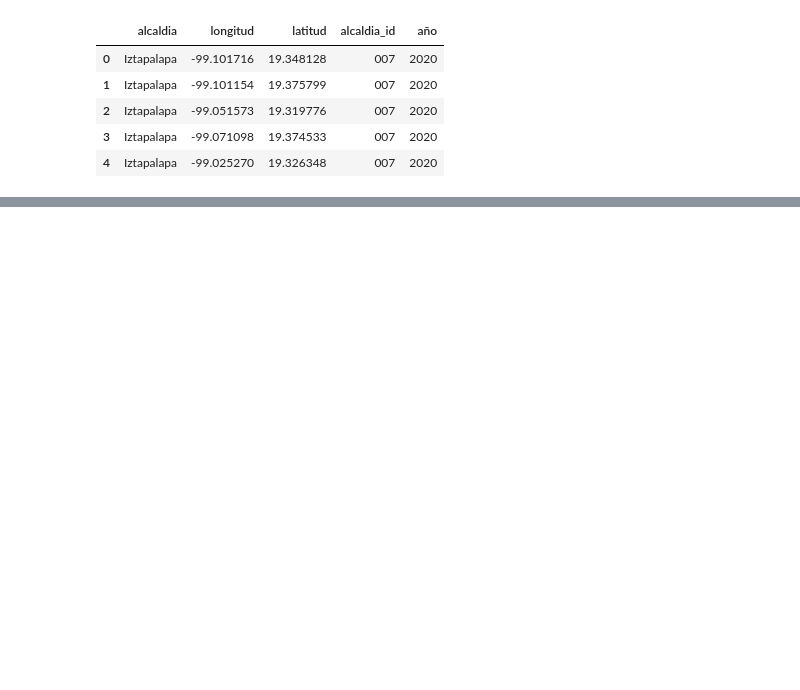
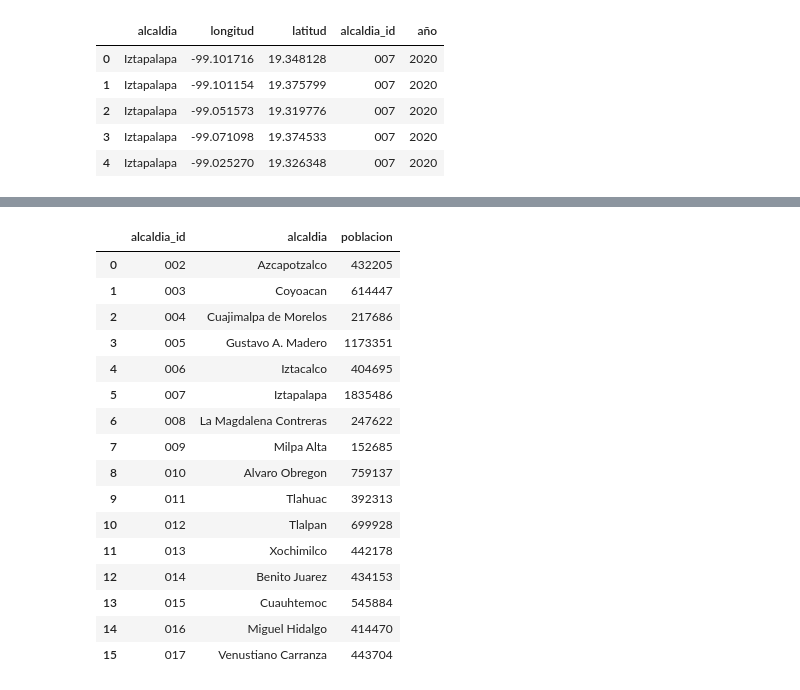
Before and after one commit to Anton-Utray/ETL-EDA, a Jupyter notebook: SRC/Data cleaning.ipynb, the cells around one changed output, grey strips where cells are left out. Cells and saved outputs as stored; diff of their text form; code cells hidden in the pictures; blank space fills up the shorter version.

```diff
--- a/SRC/Data cleaning.ipynb
+++ b/SRC/Data cleaning.ipynb
@@ -279,0 +373,30 @@ captacion_19.to_csv('../DATA/CLEAN/captacion19_clean.csv')
+# %%
+data = {
+    'alcaldia_id': ['002', '003', '004', '005', '006', '007', '008', '009', '010', '011', '012', '013', '014', '015', '016', '017'],
+    'alcaldia': ['Azcapotzalco', 'Coyoacan', 'Cuajimalpa de Morelos', 'Gustavo A. Madero', 'Iztacalco', 'Iztapalapa', 'La Magdalena Contreras', 'Milpa Alta', 'Alvaro Obregon', 'Tlahuac', 'Tlalpan', 'Xochimilco', 'Benito Juarez', 'Cuauhtemoc', 'Miguel Hidalgo', 'Venustiano Carranza'],
+    'poblacion': [432205, 614447, 217686, 1173351, 404695, 1835486, 247622, 152685, 759137, 392313, 699928, 442178, 434153, 545884, 414470, 443704]
+}
+
+pob_alc = pd.DataFrame(data)
+
+pob_alc
+
+#esta tabla va a servirnos para sacar el promedio de consumo domestico usandpo estos datos de poblacion
+# %% [output]
+|  | alcaldia_id | alcaldia | poblacion |
+| 0 | 002 | Azcapotzalco | 432205 |
+| 1 | 003 | Coyoacan | 614447 |
+| 2 | 004 | Cuajimalpa de Morelos | 217686 |
+| 3 | 005 | Gustavo A. Madero | 1173351 |
+| 4 | 006 | Iztacalco | 404695 |
+| 5 | 007 | Iztapalapa | 1835486 |
+| 6 | 008 | La Magdalena Contreras | 247622 |
+| 7 | 009 | Milpa Alta | 152685 |
+| 8 | 010 | Alvaro Obregon | 759137 |
+| 9 | 011 | Tlahuac | 392313 |
+| 10 | 012 | Tlalpan | 699928 |
+| 11 | 013 | Xochimilco | 442178 |
+| 12 | 014 | Benito Juarez | 434153 |
+| 13 | 015 | Cuauhtemoc | 545884 |
+| 14 | 016 | Miguel Hidalgo | 414470 |
+| 15 | 017 | Venustiano Carranza | 443704 |
```
Also changed, not shown: parts of 29 cells of this notebook, 10 other files.
